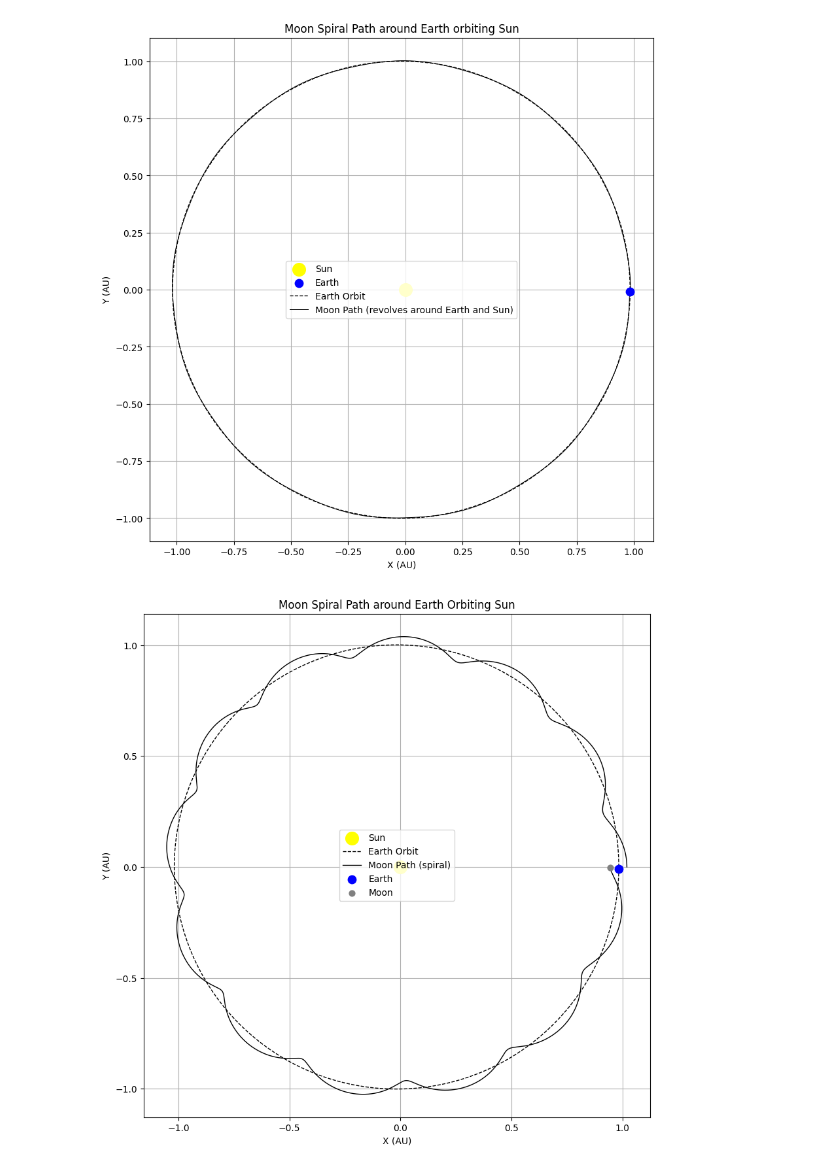
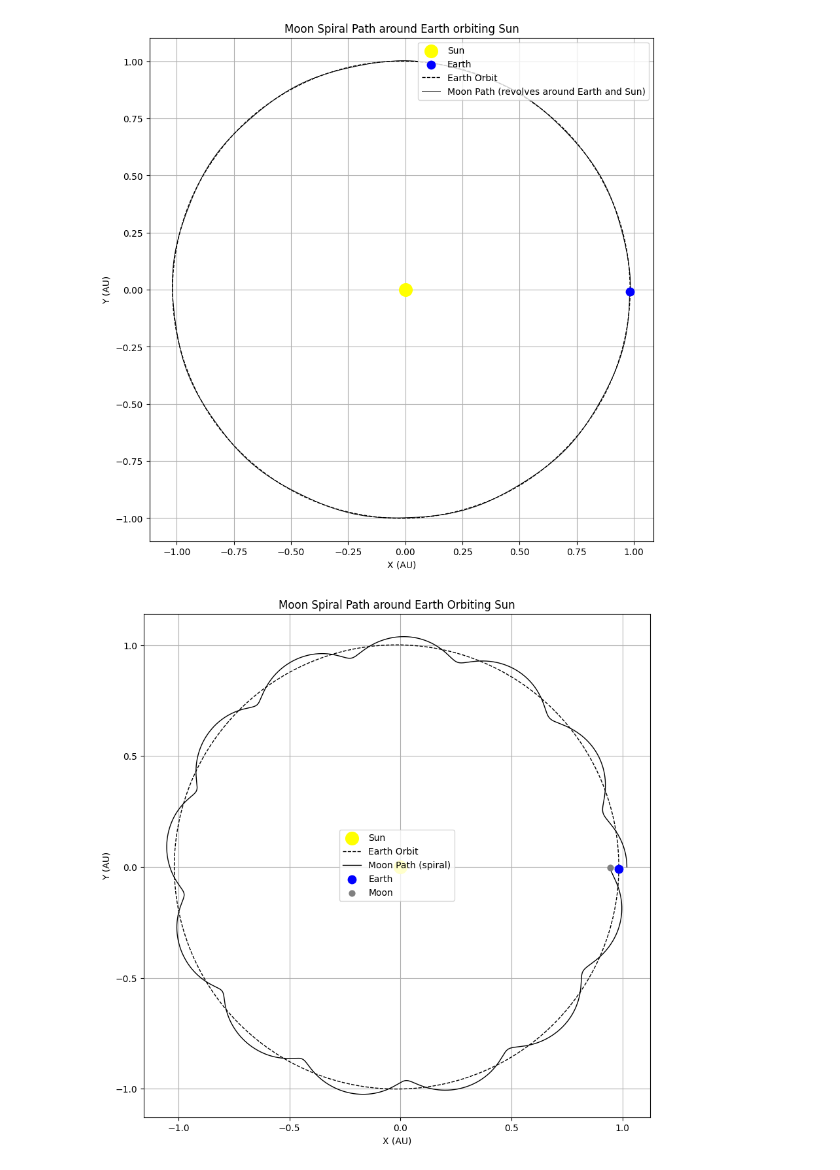
Before and after one commit to palixarjun/Astro-Dynamics-Lab, a Jupyter notebook: 03-Solar-System/02-Simulation-of-Earth-and-Moon.ipynb, the cells around one changed output. Drawn from its saved outputs; the diff is of its cells as text; code cells hidden in the pictures.

```diff
--- a/03-Solar-System/02-Simulation-of-Earth-and-Moon.ipynb
+++ b/03-Solar-System/02-Simulation-of-Earth-and-Moon.ipynb
@@ -66,34 +66,35 @@ for t in times:
     # Absolute positions (Sun-centered)
     earth_x.append(earth.x)
     earth_y.append(earth.y)
     moon_x.append(moon.x)
     moon_y.append(moon.y)
 
 # Plotting
 plt.figure(figsize=(10,10))
 
 # Sun
 sun = sim.particles[0]
 plt.scatter(sun.x, sun.y, color='yellow', s=200, label='Sun', zorder=5)
 
 # Earth final position
 plt.scatter(earth_x[-1], earth_y[-1], color='blue', s=80, label='Earth', zorder=5)
 
 # Earth orbit (dashed black)
 plt.plot(earth_x, earth_y, 'k--', linewidth=1, label='Earth Orbit')
 
 # Moon path (thin black)
 plt.plot(moon_x, moon_y, 'k-', linewidth=0.7, label='Moon Path (revolves around Earth and Sun)')
 
 plt.title("Moon Spiral Path around Earth orbiting Sun")
 plt.xlabel("X (AU)")
 plt.ylabel("Y (AU)")
 plt.gca().set_aspect('equal')
 plt.legend()
+plt.legend(loc = "upper right")
 plt.grid(True)
 plt.show()
 # %% [output]
-[figure, old version]
+[figure, new version]
 # %%
 # Initialize simulation
 sim = rebound.Simulation()
```
Also changed, not shown: parts of 1 cell of this notebook, 2 other files.
